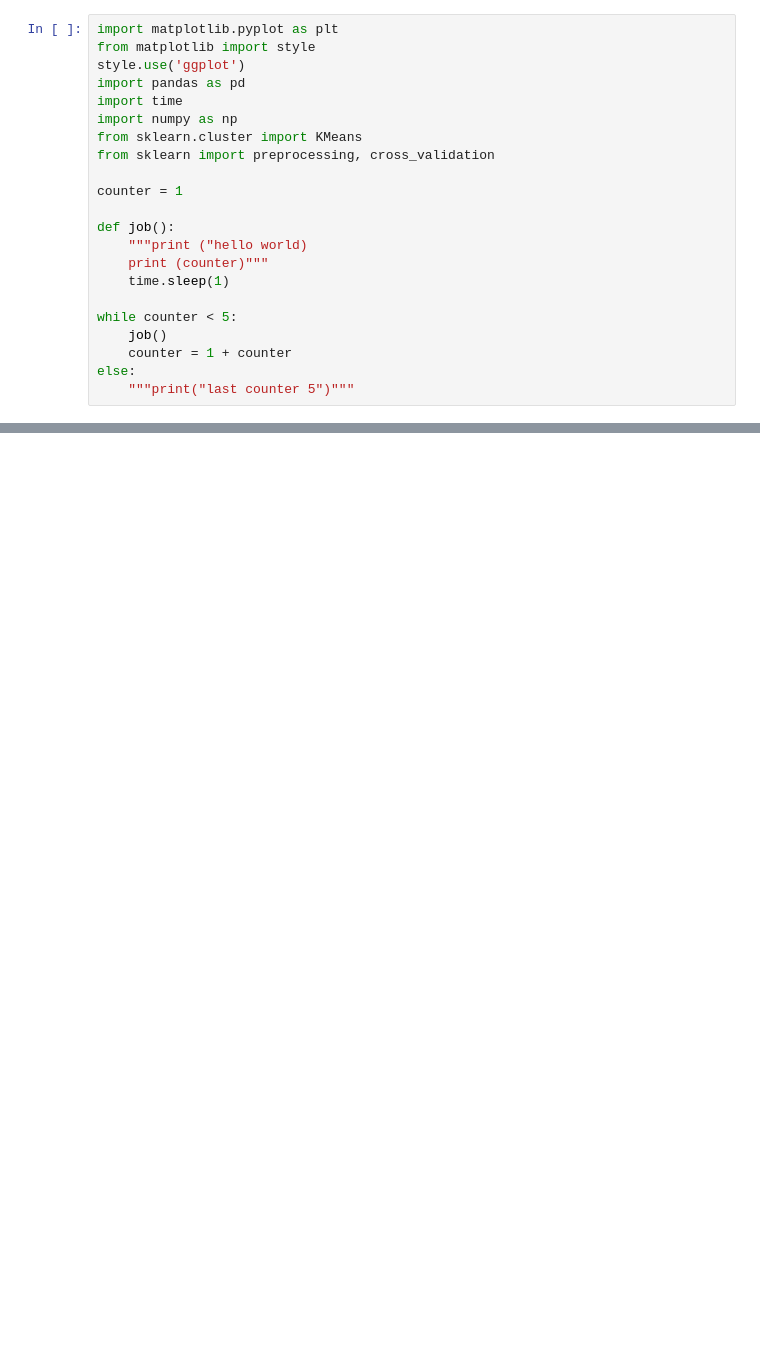
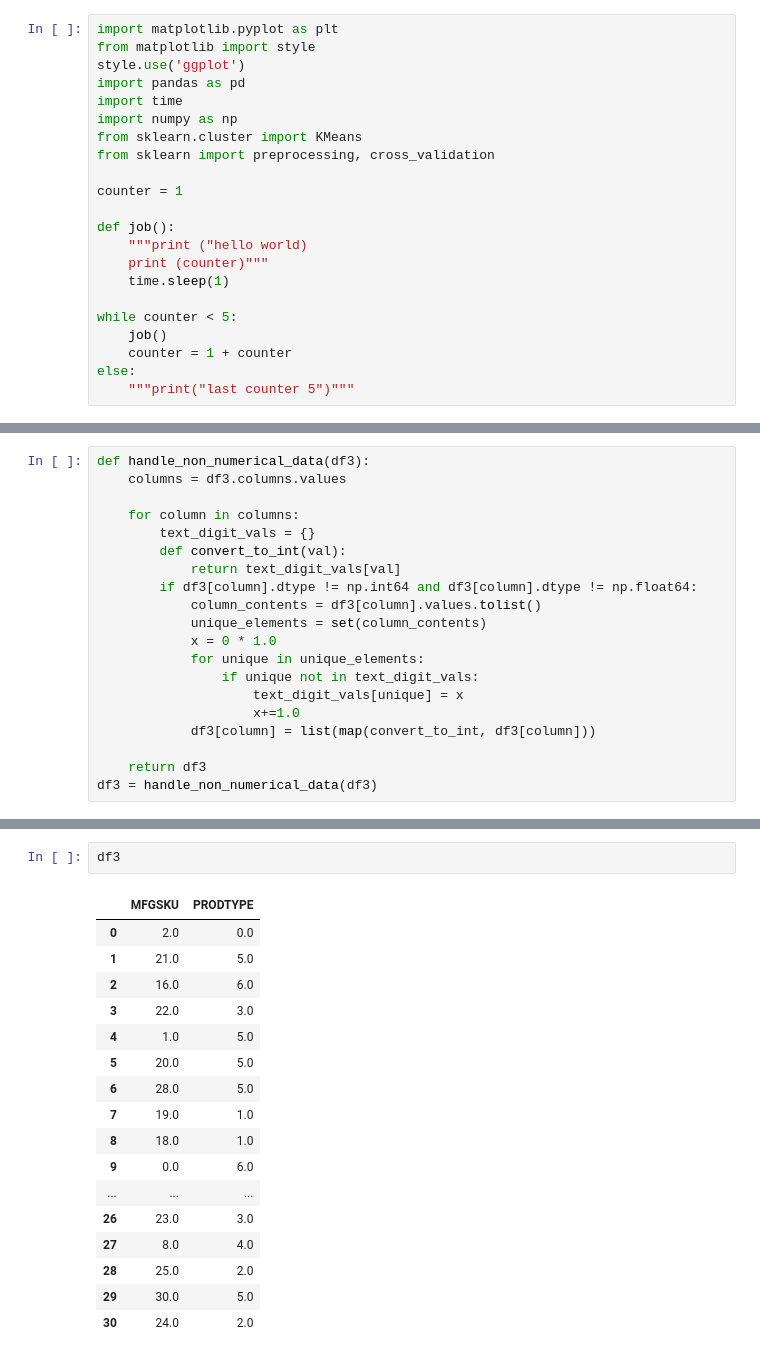
Before and after one commit to marshmatters/PythonCollection, a Jupyter notebook: immaster scatterplot.ipynb, the cells around one changed output, grey strips where cells are left out. Drawn from its saved outputs; the diff is of its cells as text; blank space fills up the shorter version.

```diff
--- a/immaster scatterplot.ipynb
+++ b/immaster scatterplot.ipynb
@@ -106,0 +87,20 @@ df
+# %%
+def handle_non_numerical_data(df3):
+    columns = df3.columns.values
+
+    for column in columns:
+        text_digit_vals = {}
+        def convert_to_int(val):
+            return text_digit_vals[val]
+        if df3[column].dtype != np.int64 and df3[column].dtype != np.float64:
+            column_contents = df3[column].values.tolist()
+            unique_elements = set(column_contents)
+            x = 0 * 1.0
+            for unique in unique_elements:
+                if unique not in text_digit_vals:
+                    text_digit_vals[unique] = x
+                    x+=1.0
+            df3[column] = list(map(convert_to_int, df3[column]))
+
+    return df3
+df3 = handle_non_numerical_data(df3)
@@ -106,0 +150,20 @@ df
+# %%
+df3
+# %% [output]
+|  | MFGSKU | PRODTYPE |
+| 0 | 2.0 | 0.0 |
+| 1 | 21.0 | 5.0 |
+| 2 | 16.0 | 6.0 |
+| 3 | 22.0 | 3.0 |
+| 4 | 1.0 | 5.0 |
+| 5 | 20.0 | 5.0 |
+| 6 | 28.0 | 5.0 |
+| 7 | 19.0 | 1.0 |
+| 8 | 18.0 | 1.0 |
+| 9 | 0.0 | 6.0 |
+| ... | ... | ... |
+| 26 | 23.0 | 3.0 |
+| 27 | 8.0 | 4.0 |
+| 28 | 25.0 | 2.0 |
+| 29 | 30.0 | 5.0 |
+| 30 | 24.0 | 2.0 |
```
Also changed, not shown: parts of 20 cells of this notebook.
